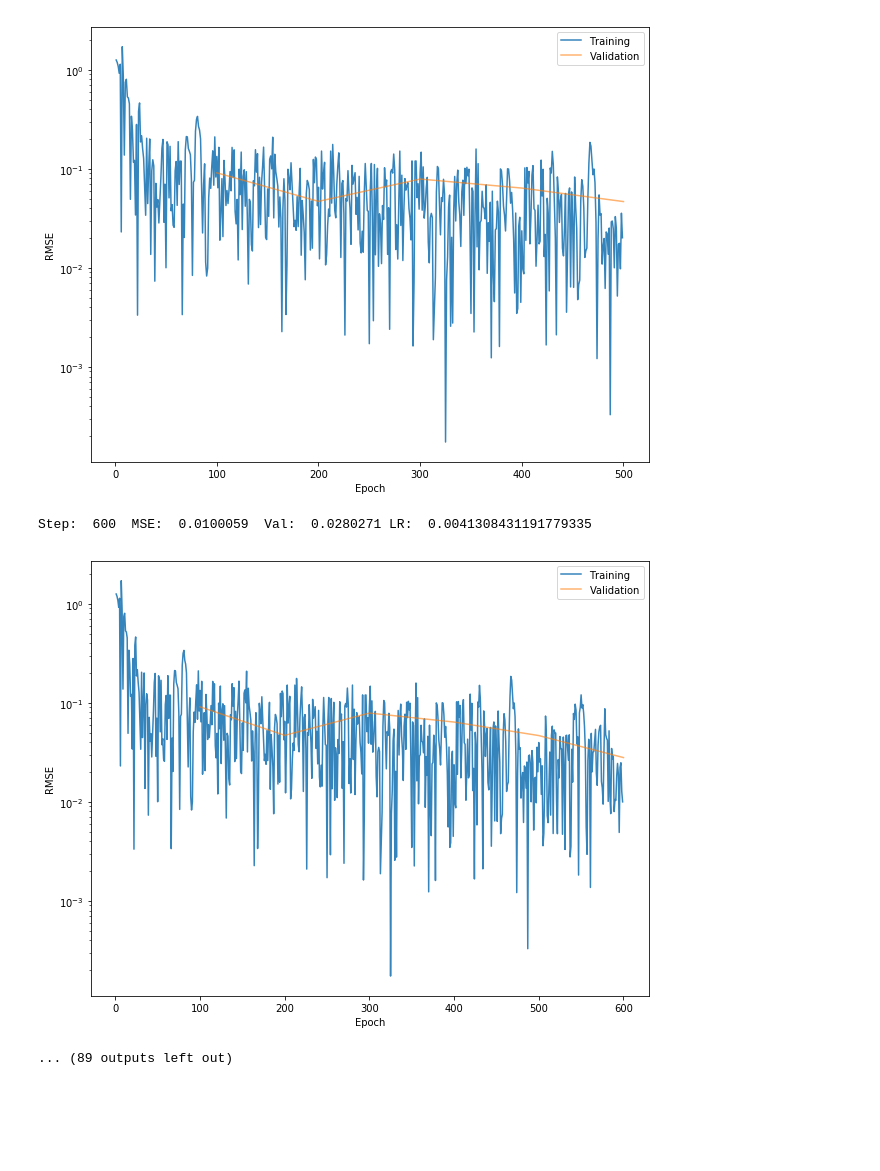
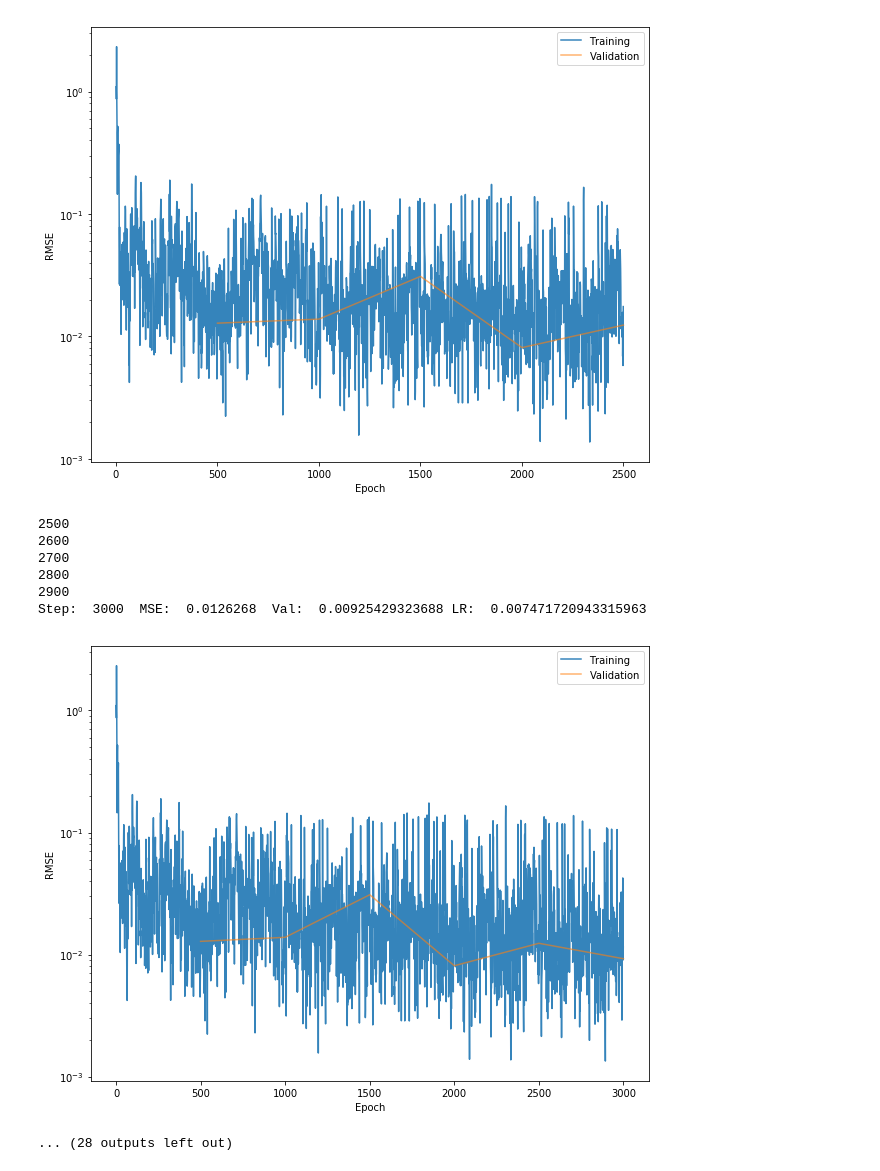
Before and after one commit to chelseas/teach-me-to-tango, a Jupyter notebook: RNN only.ipynb, the cells around one changed output. Saved outputs shown, nothing was run; the diff lists cells and outputs as text; code cells hidden in the pictures; blank space fills up the shorter version.

```diff
--- a/RNN only.ipynb
+++ b/RNN only.ipynb
@@ -150,9 +164,9 @@ Training vs. Validation sets:
 # see if you can get cats roughly hte same size
 
 OUTPUT_DIM = 1
-BATCH_SIZE = 4
-#SUB_BATCH_SIZE = 30
-R_HISTORY = 32    # length of the time series
+BATCH_SIZE = 1  # Number of independent samples
+R_HISTORY = 4  # length of the time series inputs
+N_HIDDEN = 128 # Size of LSTM hidden layer
 
 sub_batches = R_HISTORY*np.ones(BATCH_SIZE)
 
@@ -179,6 +193,7 @@ class tangoNet(object):
 #        self.errs  = tf.placeholder('float',shape=[R_HISTORY*batch_size, OUTPUT_DIM],name='output_error')
         self.errs  = tf.placeholder('float',shape=[R_HISTORY*batch_size],name='output_error')
         self.lr = tf.placeholder('float',shape=[1],name='lr')
+        self.state = tf.placeholder('float', shape=[N_HIDDEN],name='cell_state')
 
         self.layers = []
         self.features = []
@@ -192,15 +207,17 @@ class tangoNet(object):
                 x_r = self.features
                 self.layers.append(x_r)
             with tf.variable_scope('core_1'):
-                lstm_cell = tf.contrib.rnn.BasicLSTMCell(256)
+                lstm_cell = tf.contrib.rnn.MultiRNNCell([tf.contrib.rnn.BasicLSTMCell(N_HIDDEN),tf.contrib.rnn.BasicLSTMCell(N_HIDDEN),tf.contrib.rnn.BasicLSTMCell(N_HIDDEN)])
+#                lstm_cell = tf.contrib.rnn.BasicLSTMCell(N_HIDDEN)
                 x_r, states = tf.contrib.rnn.static_rnn(lstm_cell, x_r, dtype=tf.float32, sequence_length=sub_batches)
                 self.layers.append(x_r[-1])
-            with tf.variable_scope('core_2'):
-                W = tf.get_variable("weights", shape=[256,OUTPUT_DIM])
+                x_r = tf.concat(x_r, axis=0)
+            with tf.variable_scope('core_end'):
+                W = tf.get_variable("weights", shape=[N_HIDDEN,OUTPUT_DIM])
                 b = tf.get_variable("bias", shape=[OUTPUT_DIM])
-                x_r = tf.concat(x_r, axis=0)
                 x_r = tf.matmul(x_r, W) + b
                 self.layers.append(x_r)
+        self.states = states
         self.prediction = tf.reshape(x_r, [-1, OUTPUT_DIM])
 
         if save_path is not None:
@@ -211,11 +228,15 @@ class tangoNet(object):
         self.optimizer = tf.train.AdamOptimizer(learning_rate=self.lr[0]).minimize(self.rmse)
 # %%
 # simple parameters:
-disp_period = 100
-training_iters = 5000
-lr = 0.005
-lr_decay=0.99
+disp_period = 500
+training_iters = 10000
+#lr = 0.00001
+#lr_decay=0.99
 
+
+print('initializing...')
+lr = 0.01
+lr_decay = 0.99
 with tf.device('/cpu:0'):
     tf.reset_default_graph()
     sess = get_session()
@@ -236,28 +257,43 @@ with tf.device('/cpu:0'):
     ind_train = []
     train_inds = []
     val_inds = []
+    print('Training')
     # Keep training until reach max iterations
+    state = np.zeros(N_HIDDEN);
     while step  < training_iters:
-        if step % 30 is 0:
+        if step % 100 is 0:
+            print(step)
             lr *= lr_decay
         # these batches are of size 1?
         # for now, just grab a random sequence of data:
         batch_x, batch_y, istp = sample_minibatch(R_HISTORY*BATCH_SIZE)
 
         # Run optimization op (backprop)
-        o,mse = sess.run([model.optimizer,model.rmse], feed_dict={model.data: batch_x, model.errs: batch_y, model.lr:[lr]})
+        o,mse,state = sess.run([model.optimizer,model.rmse, model.state], feed_dict={model.state: state, model.data: batch_x, model.errs: batch_y, model.lr:[lr]})
         train_inds.append(step)
-        train_history.append(mse)
+        smooth_val = 0.7
+        if step > 1:
+            train_history.append(mse*smooth_val + (1-smooth_val)*train_history[-1])
+        else:
+            train_history.append(mse)
 
         step += 1
         if step % disp_period is 0:
             # Calculate val accuracy:
+            N_smooth = 10;
             batch_x, batch_y, istp = sample_minibatch(R_HISTORY*BATCH_SIZE, False)
-            vmse = sess.run(model.rmse, feed_dict={model.data: batch_x, model.errs: batch_y})
-            val_history.append(vmse)
+            state_copy = state.copy()
+            vmse = sess.run(model.rmse, feed_dict={model.state: state_copy,model.data: batch_x, model.errs: batch_y})
+            val_history.append(vmse/N_smooth)
             val_inds.append(step)
 
-            print('Step: ', step, ' MSE: ', mse, ' Val: ', vmse, 'LR: ', lr)
+            for smooth_num in range(N_smooth-1):
+                batch_x, batch_y, istp = sample_minibatch(R_HISTORY*BATCH_SIZE, False)
+                vmse = sess.run(model.rmse, feed_dict={model.state: state_copy,model.data: batch_x, model.errs: batch_y})
+                val_history[-1]+=(vmse/N_smooth)
+
+
+            print('Step: ', step, ' MSE: ', mse, ' Val: ', val_history[-1], 'LR: ', lr)
             plt.semilogy(train_inds, train_history,alpha=0.9)
             plt.semilogy(val_inds, val_history,alpha=0.6)
             plt.legend(['Training','Validation'])
@@ -277,7 +339,12 @@ Step:  500  MSE:  0.0201562  Val:  0.0467564 LR:  0.0042572888554743785
-[figure, old version]
+[figure, new version]
-Step:  600  MSE:  0.0100059  Val:  0.0280271 LR:  0.0041308431191779335
+2500
+2600
+2700
+2800
+2900
+Step:  3000  MSE:  0.0126268  Val:  0.00925429323688 LR:  0.007471720943315963
-[figure, old version]
+[figure, new version]
-... (89 outputs left out)
+... (28 outputs left out)
 # %%
 # Can load a previously computed prediction - useful if cold starting a notebook.
 
```
Also changed, not shown: parts of 5 cells of this notebook, 2 other files.
